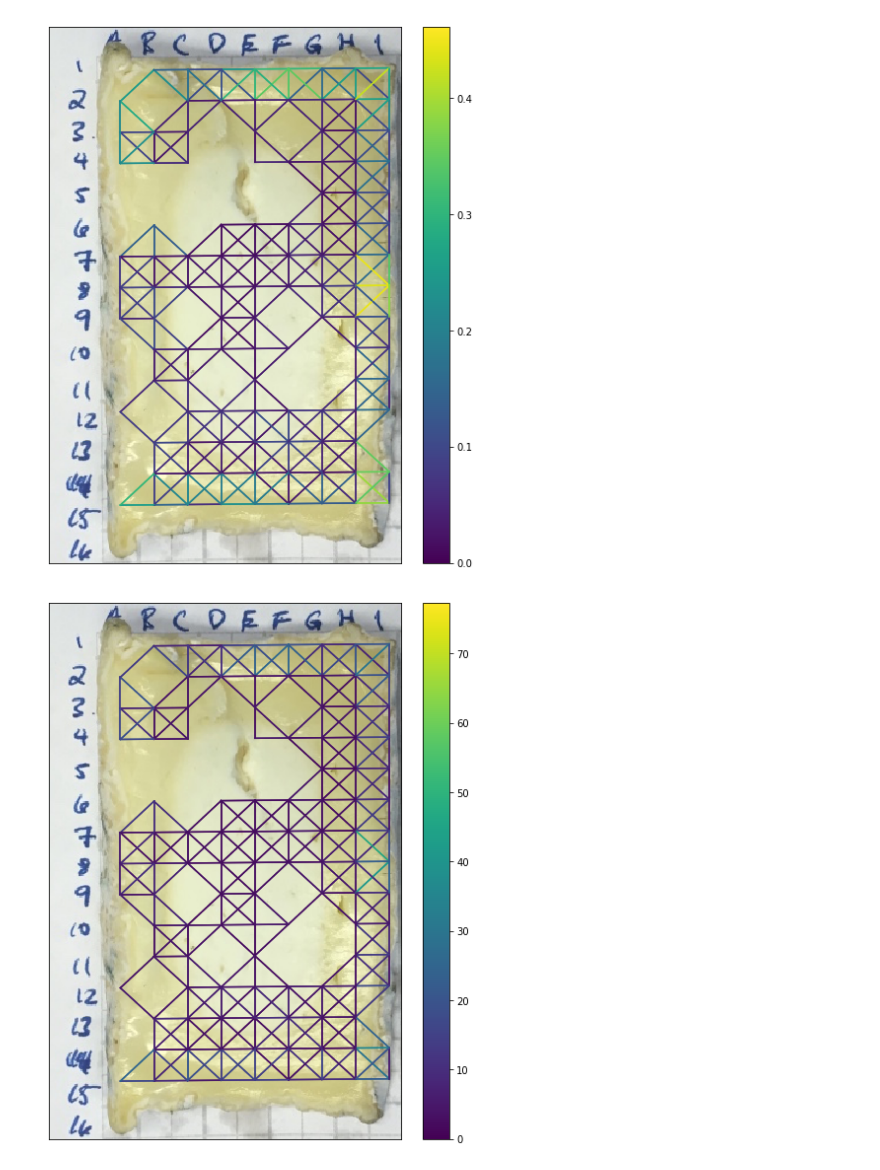
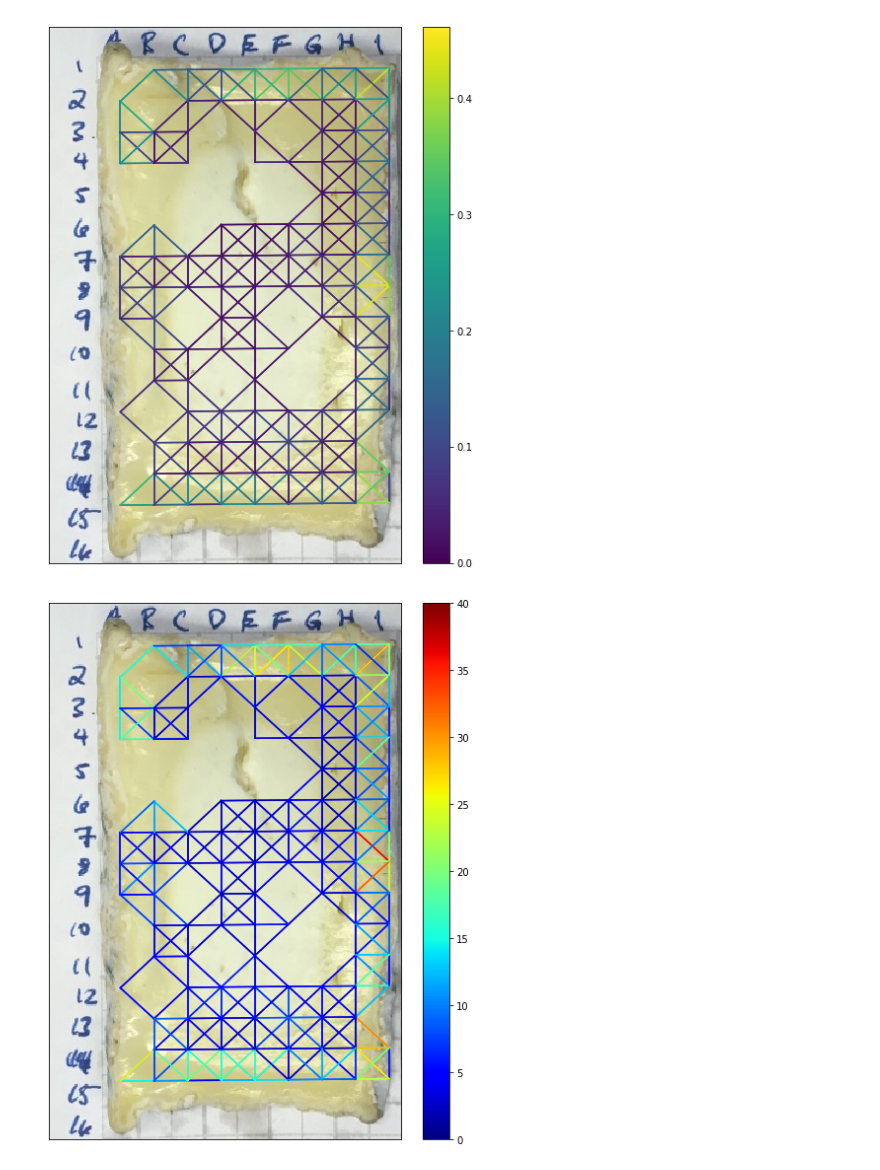
Before and after one commit to afcarl/harsh-storm, a Jupyter notebook: harsh-storm/cheeses/cheese-map.ipynb, the cells around one changed output. Cells and saved outputs as stored; diff of their text form; code cells hidden in the pictures.

```diff
--- a/harsh-storm/cheeses/cheese-map.ipynb
+++ b/harsh-storm/cheeses/cheese-map.ipynb
@@ -114,27 +114,27 @@ jsd_dm = pd.DataFrame(jsd_dm.data, index=table.index, columns=table.index)
 # %%
 fig = plt.figure(figsize=(8, 10))
 im = plt.imread('bonde_cheese_img.png')
 implot = plt.imshow(im, interpolation='nearest', aspect='auto')
 edges_x = []
 edges_y = []
 edges_c = []
-cNorm  = colors.Normalize(vmin=0, vmax=jsd_dm.max().max())
-scalarMap = cmx.ScalarMappable(norm=cNorm, cmap='viridis')
+cNorm  = colors.Normalize(vmin=0, vmax=40)
+scalarMap = cmx.ScalarMappable(norm=cNorm, cmap='jet')
 scalarMap.set_array([])
 for pair in pairs.values:
     src, dest = pair
     src_x, src_y = metadata.loc[src, ['x', 'y']]
     dest_x, dest_y = metadata.loc[dest, ['x', 'y']]
     edges_x = [src_x, dest_x]
     edges_y = [src_y, dest_y]
     d = jsd_dm.loc[src, dest]
     colorVal = scalarMap.to_rgba(d)
     #color = plt.cm.Reds(norm(pval))
     edges_c = [colorVal, colorVal]
     plt.plot(edges_x, edges_y, color=colorVal)
 plt.grid('off')
 plt.colorbar(scalarMap)
 _ = plt.xticks([])
 _ = plt.yticks([])
 # %% [output]
-[figure, old version]
+[figure, new version]
```
Also changed, not shown: parts of 3 cells of this notebook.
